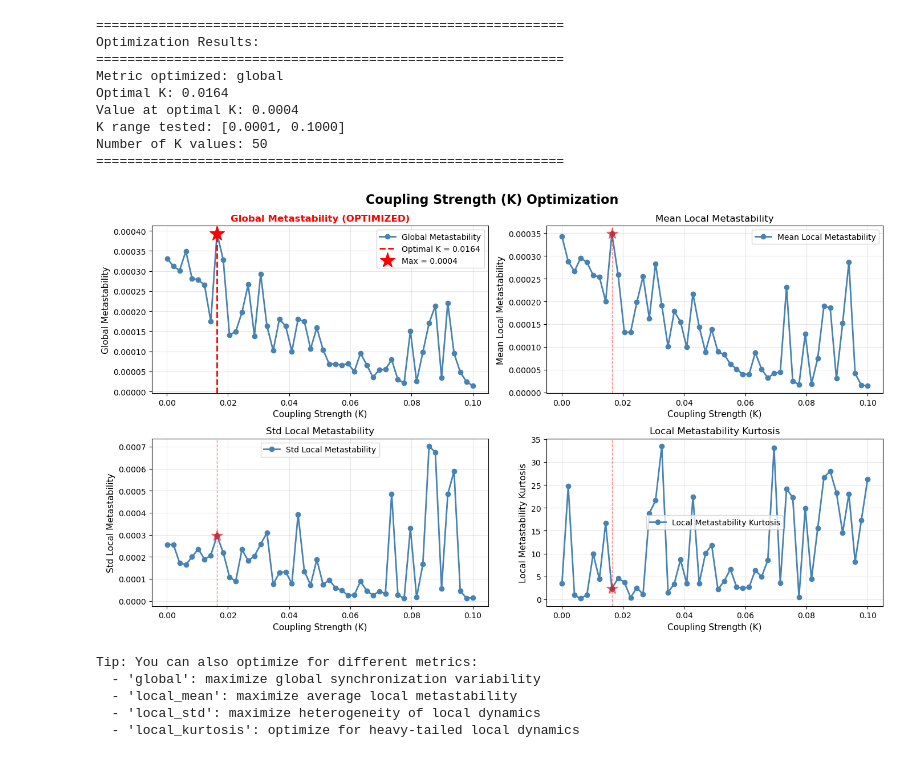
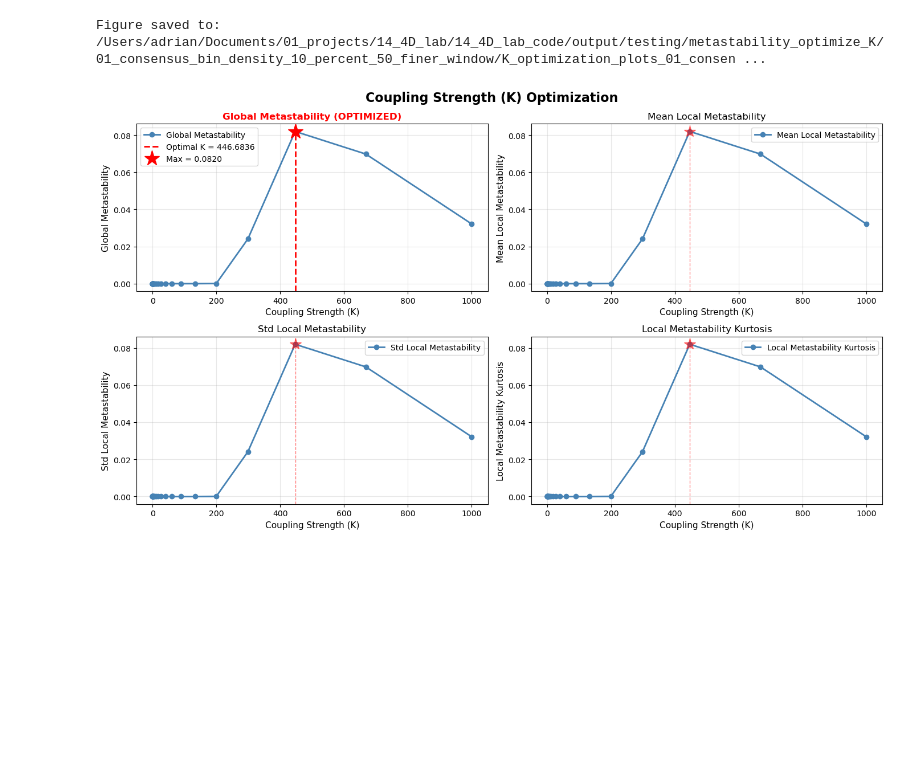
Before and after one commit to ad045/simba, a Jupyter notebook: src/analysis/calculate_metastability_optimize_K.ipynb, the cells around one changed output. Saved outputs shown, nothing was run; the diff lists cells and outputs as text; code cells hidden in the pictures; blank space fills up the shorter version.

```diff
--- a/src/analysis/calculate_metastability_optimize_K.ipynb
+++ b/src/analysis/calculate_metastability_optimize_K.ipynb
@@ -20,39 +143,38 @@ A = np.load(data_path)[0]
+# %%
+results_arr = np.load(save_path / "results_arr_partial.npy", allow_pickle=True)
+start_idx_arr = np.load(save_path / "evaluated_ids_partial.npy", allow_pickle=True)
+# %%
+# plot_K_optimization(results)
+
+plot_arr_K_optimization(
+    results_arr,
+    start_idx_arr,
+    optimal_metric,
+    save_path=save_path / f"K_optimization_plots_{name_data}.pdf")
+# %% [output]
+Figure saved to: /Users/adrian/Documents/01_projects/14_4D_lab/14_4D_lab_code/output/testing/metastability_optimize_K/01_consensus_bin_density_10_percent_50_finer_window/K_optimization_plots_01_consen ...
+[figure, added]
 # %%
-# Create a random connectivity matrix
-A = (A + A.T) / 2  # Make symmetric
-np.fill_diagonal(A, 0)  # No self-connections
-A = A / A.sum(axis=1, keepdims=True)  # Normalize
+# optimal_K_arr = []
+# results_arr = [] # Create a random connectivity matrix
 
-# Find optimal K
-optimal_K, results = find_optimal_K(
-    A,
-    K_range=np.linspace(0.0001, 0.1, 50),
-    metric='global',
-    sim_time=200,  # Shorter for example
-    verbose=True
-)
+# K_vec = np.logspace(-4, 3, 41)
+# meta_stabilities = np.zeros(len(K_vec)) # ,212))
+# # subset_W = connectomes[::10]
+# # subset_W = A
+# # meta_global_vec = np.zeros((len(K_vec)))
 
-# Plot results
-plot_K_optimization(results)
+# # for i, K in enumerate(K_vec):
+# #         meta_stabilities[i], _, _ = evaluate_network(W = W, K = K, sim_time = 500)
 
-print("\nTip: You can also optimize for different metrics:")
-print("  - 'global': maximize global synchronization variability")
-print("  - 'local_mean': maximize average local metastability")
-print("  - 'local_std': maximize heterogeneity of local dynamics")
-print("  - 'local_kurtosis': optimize for heavy-tailed local dynamics")
+# # Find optimal K
+# optimal_K, results = find_optimal_K(
+#     A,
+#     K_range=np.logspace(-4, 3, 41), # np.linspace(0.0001, 0.1, 50),
+#     metric='global',
+#     sim_time=200,  # Shorter for example
+#     verbose=True
+# )
+
+# # Plot results
+# plot_K_optimization(results)
-# %% [output]
-============================================================
-Optimization Results:
-============================================================
-Metric optimized: global
-Optimal K: 0.0164
-Value at optimal K: 0.0004
-K range tested: [0.0001, 0.1000]
-Number of K values: 50
-============================================================
-[figure, removed]
-Tip: You can also optimize for different metrics:
-  - 'global': maximize global synchronization variability
-  - 'local_mean': maximize average local metastability
-  - 'local_std': maximize heterogeneity of local dynamics
-  - 'local_kurtosis': optimize for heavy-tailed local dynamics
```
Also changed, not shown: parts of 14 cells of this notebook, 4 other files.
